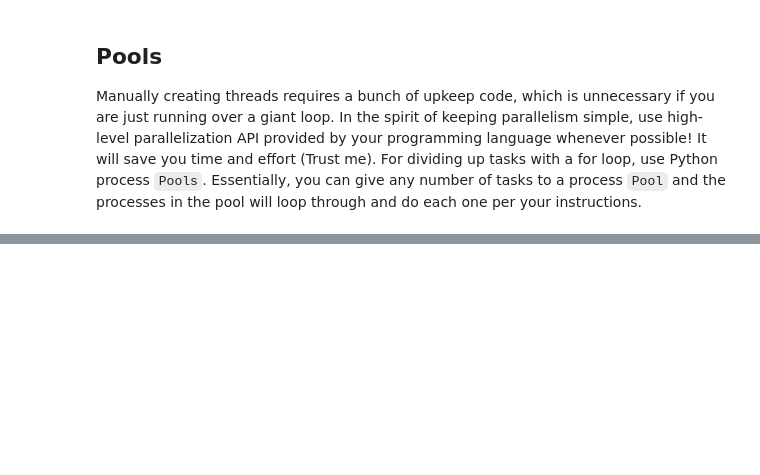
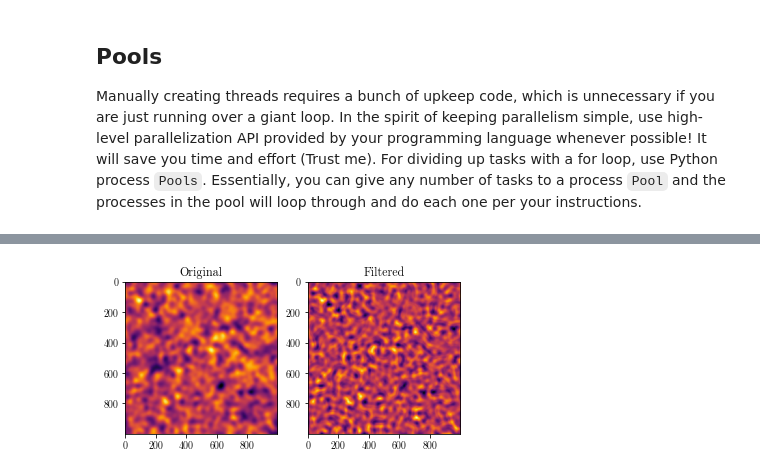
Before and after one commit to semaphoreP/codeastro, a Jupyter notebook: Day4/parallelism.ipynb, the cells around one changed output, grey strips where cells are left out. Saved outputs shown, nothing was run; the diff lists cells and outputs as text; code cells hidden in the pictures; blank space fills up the shorter version.

Commit message:
parallelization notebook

```diff
--- a/Day4/parallelism.ipynb
+++ b/Day4/parallelism.ipynb
@@ -151,0 +173,40 @@ Do you really need it?
+# %%
+def process_image(frame, filtersize=50):
+    """
+    Run a high-pass filter on the data.
+    Remove the low spatial frequency (i.e., smooth features) in the image
+
+    Args:
+        frame (np.array): a 2-D image to be processed
+        fitersize (int): the size of the filter. Features smaller than the filtersize will be preserved
+
+    Returns:
+        processed_frame (np.array): a 2-D image after processing
+    """
+    # run a median filter to smooth the image
+    frame_smooth = ndimage.median_filter(frame, filtersize)
+
+    processed_frame = frame - frame_smooth
+
+    return processed_frame
+
+# an example of running this on one image
+with fits.open(fileformat.format(ny, nx, 0)) as hdulist:
+    data = np.copy(hdulist[0].data)
+
+
+    filt_data = process_image(data)
+
+    fig = plt.figure(figsize=(6,3))
+    ax1 = fig.add_subplot(121)
+    ax1.imshow(data, cmap="inferno")
+    ax1.set_title("Original")
+    ax2 = fig.add_subplot(122)
+    ax2.imshow(filt_data, cmap="inferno")
+    ax2.set_title("Filtered")
+
+#### Activity:
+# write and time some code that does this in parallel. How does the performance increase as you increase the number of processes you use?
+# we recommend you use multiprocessing pool for this task
+# %% [output]
+[figure, added]
```
Also changed, not shown: parts of 12 cells of this notebook.
